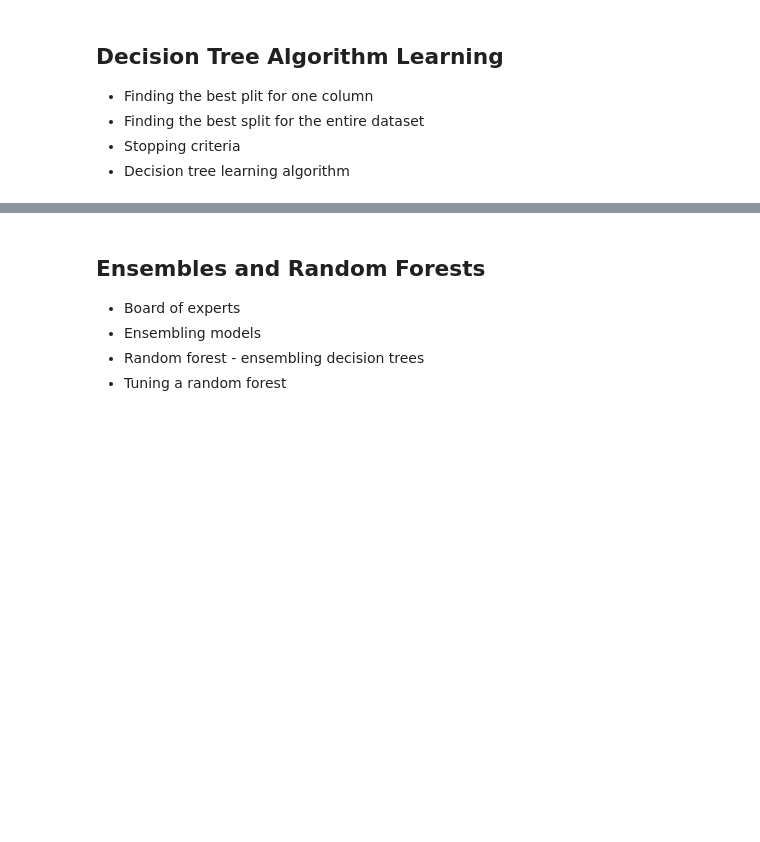
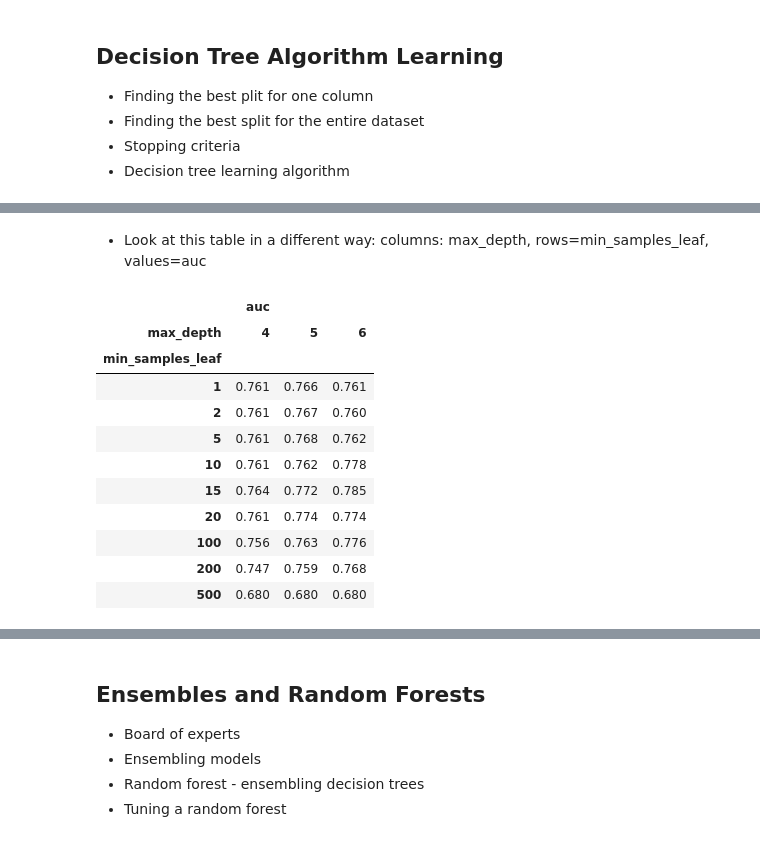
Before and after one commit to froukje/ml-zoomcamp, a Jupyter notebook: week6/Lecture_6_Decision_Trees_Ensemble_Learning.ipynb, the cells around one changed output, grey strips where cells are left out. Drawn from its saved outputs; the diff is of its cells as text; code cells hidden in the pictures; blank space fills up the shorter version.

```diff
--- a/week6/Lecture_6_Decision_Trees_Ensemble_Learning.ipynb
+++ b/week6/Lecture_6_Decision_Trees_Ensemble_Learning.ipynb
@@ -407,0 +685,8 @@ print(export_text(dt, feature_names=dv.get_feature_names()))
+# %%
+# first max_depth
+for d in [1, 2, 3, 4, 5, 6, 10, 15, 20, None]:
+    dt = DecisionTreeClassifier(max_depth=d)
+    dt.fit(X_train, y_train)
+    y_pred = dt.predict_proba(X_val)[:,1]
+    auc = roc_auc_score(y_val, y_pred)
+    print(f"depth: {str(d):4s}, auc: {auc:.3f}")
@@ -407,0 +766,18 @@ print(export_text(dt, feature_names=dv.get_feature_names()))
+# %% [markdown]
+* Look at this table in a different way: columns: max_depth, rows=min_samples_leaf, values=auc
+# %%
+df_scores_pivot = df_scores.pivot(index="min_samples_leaf", columns=["max_depth"], values=["auc"])
+df_scores_pivot.round(3)
+# %% [output]
+|  | auc |  |  |
+| max_depth | 4 | 5 | 6 |
+| min_samples_leaf |  |  |  |
+| 1 | 0.761 | 0.766 | 0.761 |
+| 2 | 0.761 | 0.767 | 0.760 |
+| 5 | 0.761 | 0.768 | 0.762 |
+| 10 | 0.761 | 0.762 | 0.778 |
+| 15 | 0.764 | 0.772 | 0.785 |
+| 20 | 0.761 | 0.774 | 0.774 |
+| 100 | 0.756 | 0.763 | 0.776 |
+| 200 | 0.747 | 0.759 | 0.768 |
+| 500 | 0.680 | 0.680 | 0.680 |
```
Also changed, not shown: parts of 34 cells of this notebook, 3 other files.
